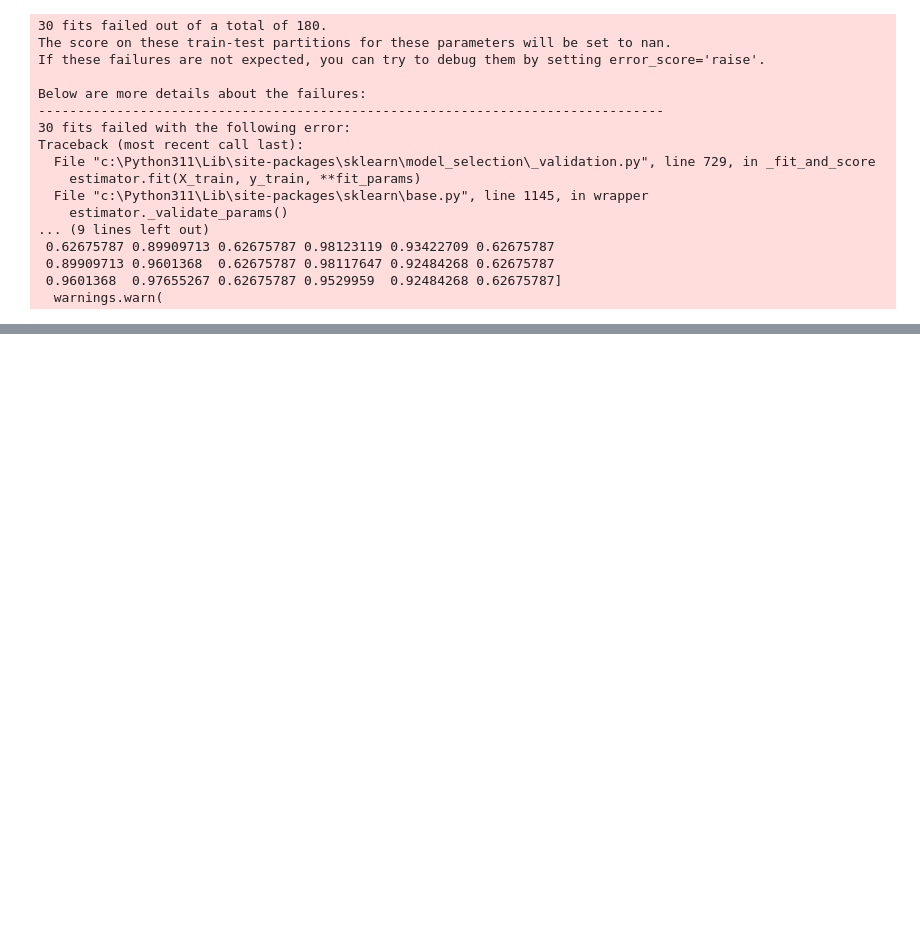
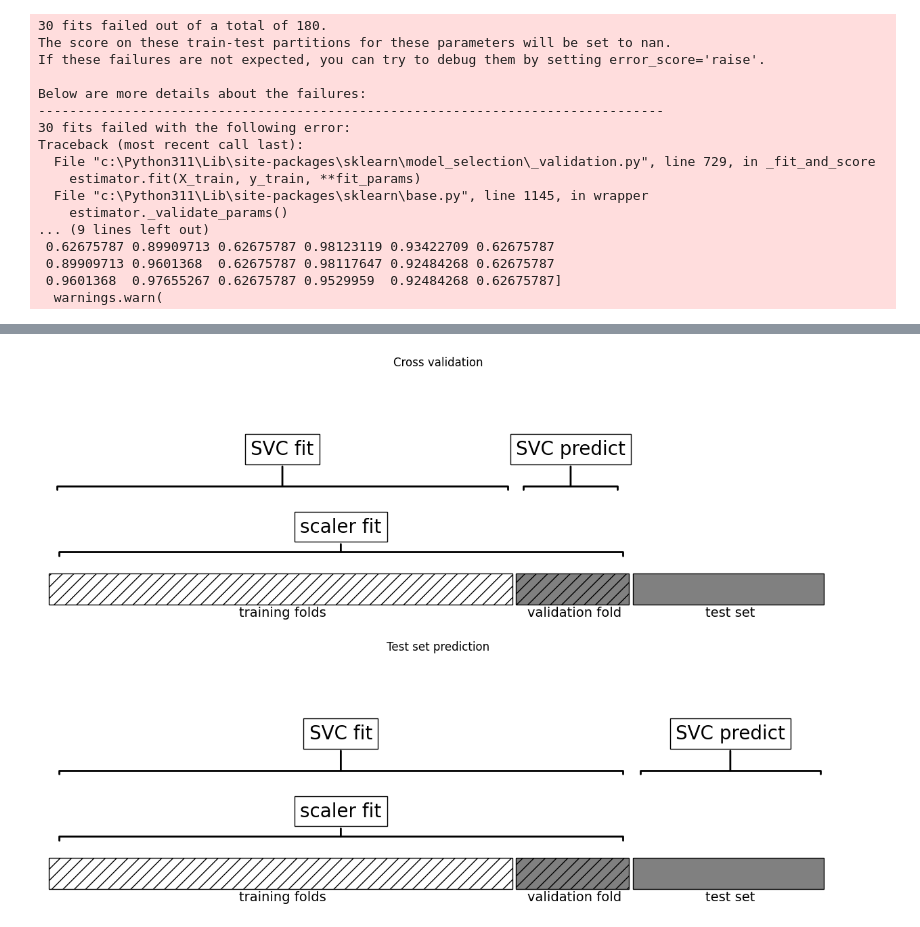
Before and after one commit to haribo09876/MachineLearning, a Jupyter notebook: 06. AlgorithmChainAndPipeline/01. DataPreprocessingAndParameterSelection.ipynb, the cells around one changed output, grey strips where cells are left out. Saved outputs shown, nothing was run; the diff lists cells and outputs as text; code cells hidden in the pictures; blank space fills up the shorter version.

```diff
--- a/06. AlgorithmChainAndPipeline/01. DataPreprocessingAndParameterSelection.ipynb
+++ b/06. AlgorithmChainAndPipeline/01. DataPreprocessingAndParameterSelection.ipynb
@@ -67,0 +77,7 @@ Traceback (most recent call last):
+# %%
+# 교차 검증 반복 밖에서 전처리가 될 때 데이터 사용 형태
+import mglearn
+
+mglearn.plots.plot_improper_processing()
+# %% [output]
+[figure, added]
```
Also changed, not shown: parts of 68 cells of this notebook, 1 other file.
